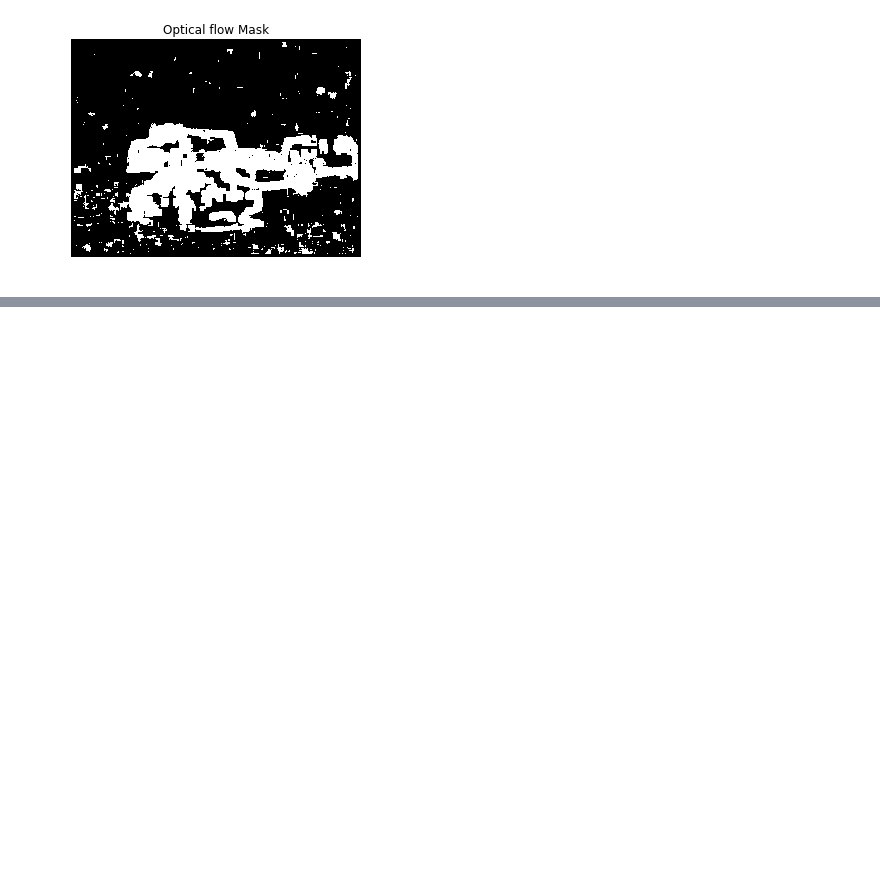
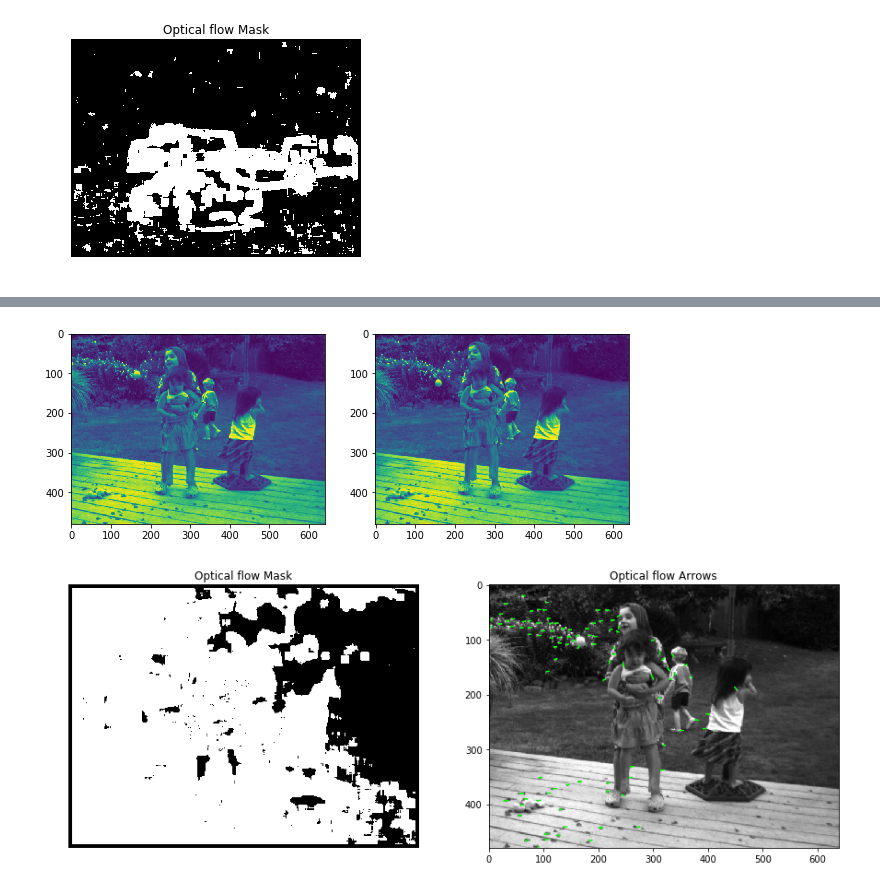
Before and after one commit to BonJovi1/Optical-Flow, a Jupyter notebook: code.ipynb, the cells around one changed output, grey strips where cells are left out. Drawn from its saved outputs; the diff is of its cells as text; code cells hidden in the pictures; blank space fills up the shorter version.

```diff
--- a/code.ipynb
+++ b/code.ipynb
@@ -186,0 +196,44 @@ plt.show()
+# %%
+def plot_results(img1, img2, u, v):
+    f = plt.figure(figsize=(10,10))
+
+    f.add_subplot(1,2, 1)
+    plt.imshow(img1)
+    f.add_subplot(1,2, 2)
+    plt.imshow(img2)
+
+    # For the mask and flow arrows
+    fig = plt.figure(figsize=(15,15))
+
+    ax = fig.add_subplot(1,2, 1)
+    ax.imshow( (u*u + v*v>0.02),cmap='gray')
+    ax.set_title("Optical flow Mask")
+    ax.axis('off')
+
+    ax = fig.add_subplot(1,2, 2)
+    ax.imshow(img1,cmap='gray')
+    ax.set_title("Optical flow Arrows")
+
+    kp = cv2.goodFeaturesToTrack(img1, 100, 0.01, 10, 3)
+    for arrow_ind in kp:
+        x,y = arrow_ind[0]
+        y = int(y)
+        x = int(x)
+        ax.arrow(x,y,u[y,x],v[y,x],head_width = 1, head_length = 5, color = (0,1,0))
+
+    plt.show()
+# %%
+# Backyard
+img1_backyard = cv2.imread('./data/Backyard/frame10.png')
+img2_backyard = cv2.imread('./data/Backyard/frame11.png')
+
+# convert to grayscale
+img1_backyard = cv2.cvtColor(img1_backyard, cv2.COLOR_BGR2GRAY)
+img2_backyard = cv2.cvtColor(img2_backyard, cv2.COLOR_BGR2GRAY)
+
+u2,v2 = optical_flow(img1_backyard, img2_backyard, 15)
+# %%
+plot_results(img1_backyard, img2_backyard, u2, v2)
+# %% [output]
+[figure, added]
+[figure, added]
```
Also changed, not shown: parts of 45 cells of this notebook, 13 other files.
